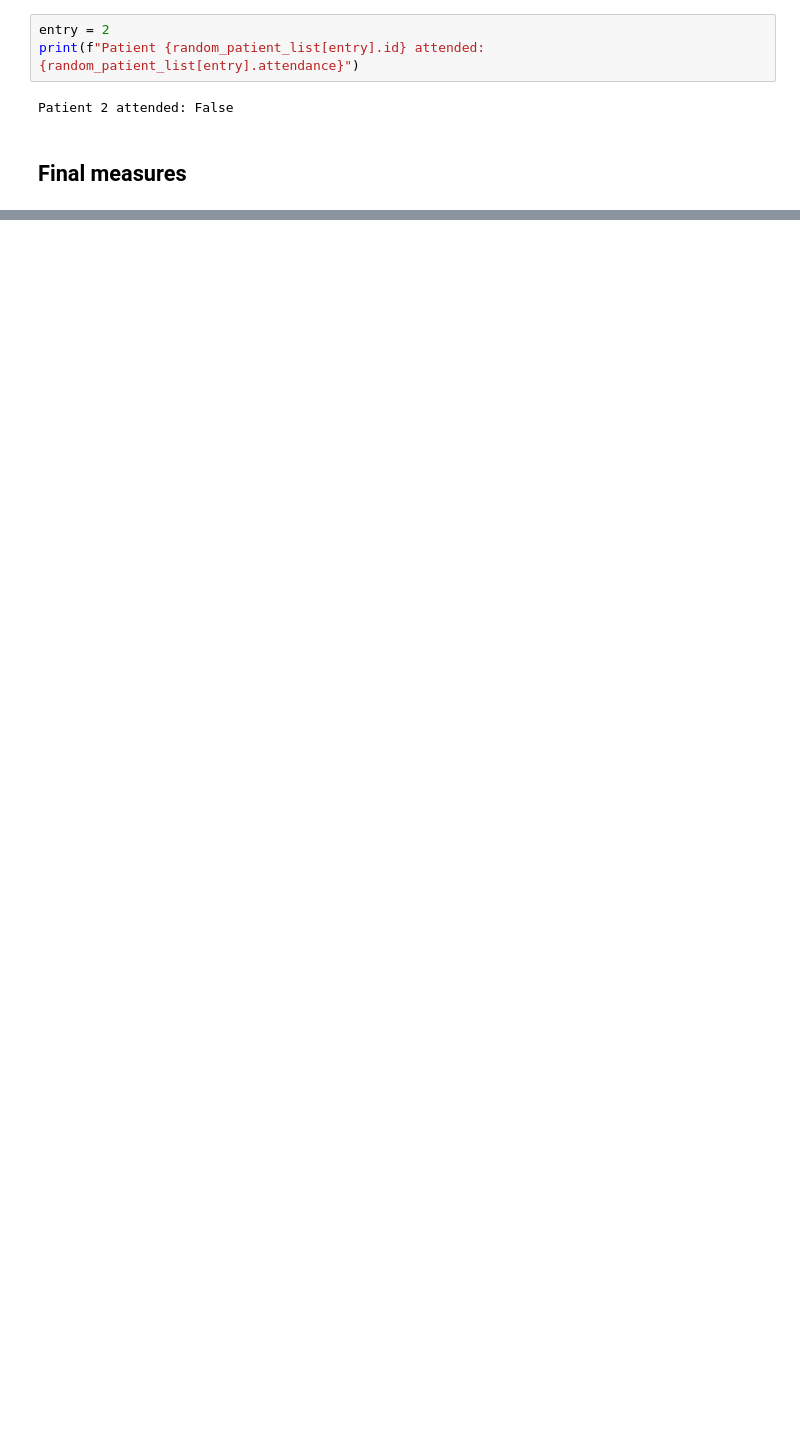
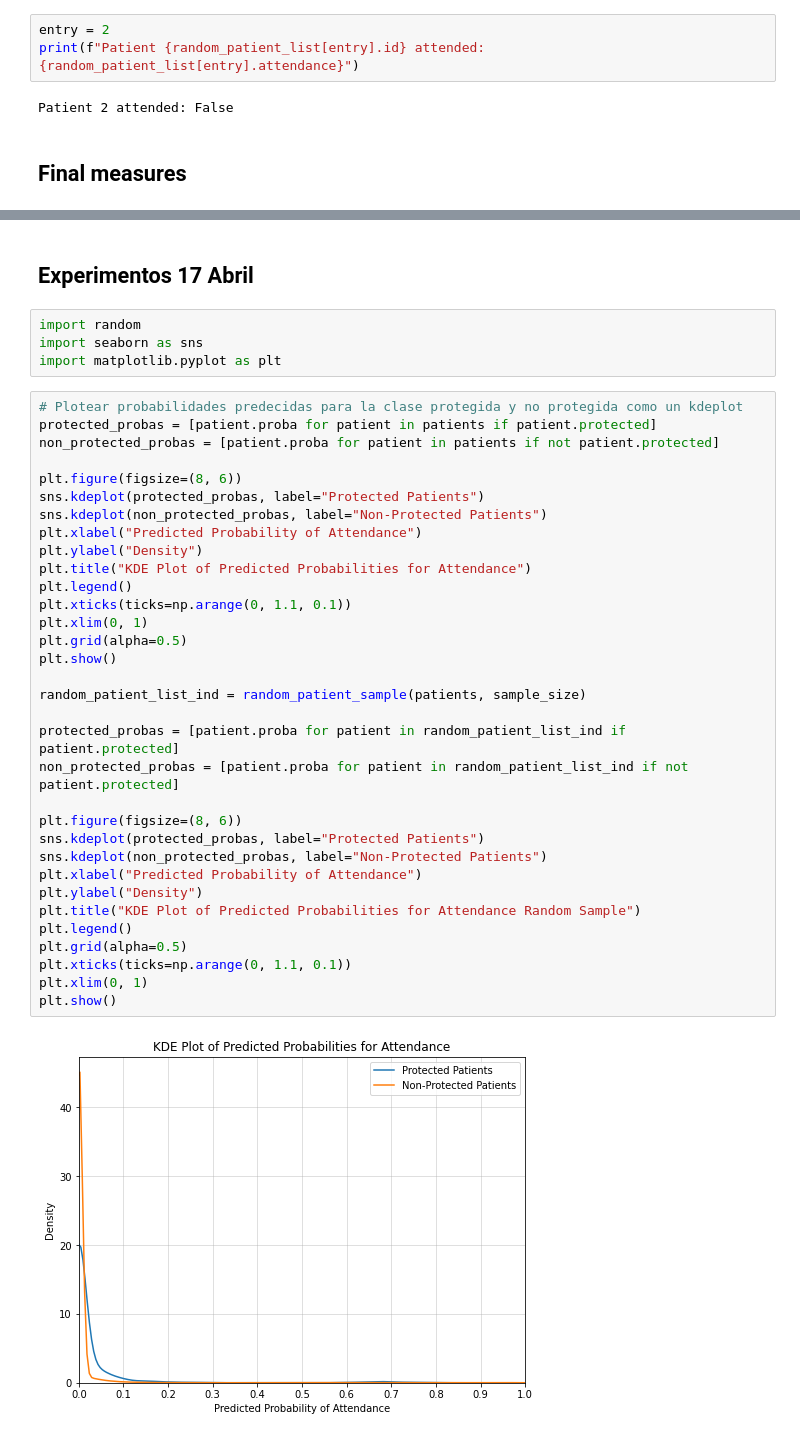
Before and after one commit to santtiospina/Thesis, a Jupyter notebook: scheduling_simulation.ipynb, the cells around one changed output, grey strips where cells are left out. Cells and saved outputs as stored; diff of their text form; blank space fills up the shorter version.

```diff
--- a/scheduling_simulation.ipynb
+++ b/scheduling_simulation.ipynb
@@ -1441,3 +1462,44 @@ print(type(min_index_3d))
 # %% [output]
 Índice del valor mínimo en proba_matrix[0][0]: 2
 <class 'tuple'>
+# %% [markdown]
+## Experimentos 17 Abril
+# %%
+import random
+import seaborn as sns
+import matplotlib.pyplot as plt
+# %%
+# Plotear probabilidades predecidas para la clase protegida y no protegida como un kdeplot
+protected_probas = [patient.proba for patient in patients if patient.protected]
+non_protected_probas = [patient.proba for patient in patients if not patient.protected]
+
+plt.figure(figsize=(8, 6))
+sns.kdeplot(protected_probas, label="Protected Patients")
+sns.kdeplot(non_protected_probas, label="Non-Protected Patients")
+plt.xlabel("Predicted Probability of Attendance")
+plt.ylabel("Density")
+plt.title("KDE Plot of Predicted Probabilities for Attendance")
+plt.legend()
+plt.xticks(ticks=np.arange(0, 1.1, 0.1))
+plt.xlim(0, 1)
+plt.grid(alpha=0.5)
+plt.show()
+
+random_patient_list_ind = random_patient_sample(patients, sample_size)
+
+protected_probas = [patient.proba for patient in random_patient_list_ind if patient.protected]
+non_protected_probas = [patient.proba for patient in random_patient_list_ind if not patient.protected]
+
+plt.figure(figsize=(8, 6))
+sns.kdeplot(protected_probas, label="Protected Patients")
+sns.kdeplot(non_protected_probas, label="Non-Protected Patients")
+plt.xlabel("Predicted Probability of Attendance")
+plt.ylabel("Density")
+plt.title("KDE Plot of Predicted Probabilities for Attendance Random Sample")
+plt.legend()
+plt.grid(alpha=0.5)
+plt.xticks(ticks=np.arange(0, 1.1, 0.1))
+plt.xlim(0, 1)
+plt.show()
+# %% [output]
+[figure, added]
```
Also changed, not shown: parts of 27 cells of this notebook.
